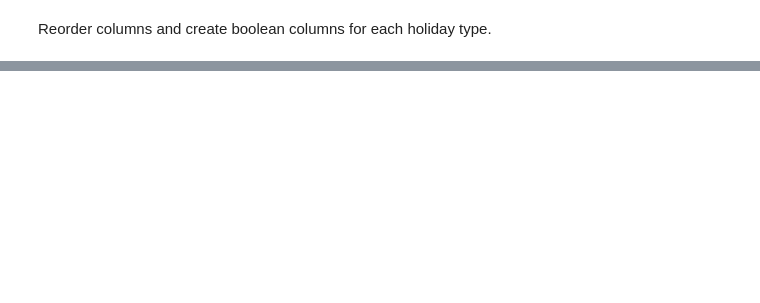
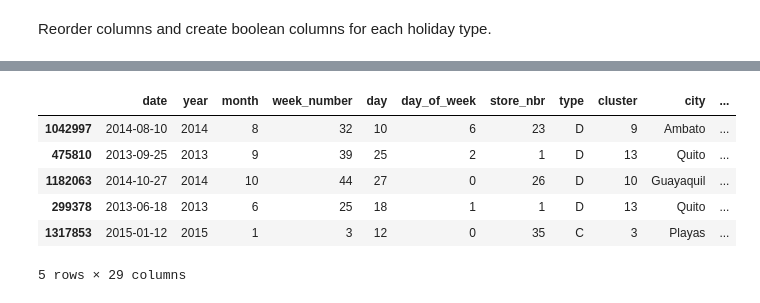
Before and after one commit to arielxinsu/Erdos_Grocery_Sales, a Jupyter notebook: Master/2. Cleaning.ipynb, the cells around one changed output, grey strips where cells are left out. Saved outputs shown, nothing was run; the diff lists cells and outputs as text; code cells hidden in the pictures; blank space fills up the shorter version.

```diff
--- a/Master/2. Cleaning.ipynb
+++ b/Master/2. Cleaning.ipynb
@@ -193,0 +246,3 @@ X = pd.get_dummies(X,columns=['type_hol'], prefix='type_hol')
+# %%
+# Note: the testing set has no transaction data, so we can't add that here
+X_alt = X_alt.merge(transactions, how='left', on=['date','store_nbr'])
@@ -193,0 +251,40 @@ X = pd.get_dummies(X,columns=['type_hol'], prefix='type_hol')
+# %%
+# Add empty transferred and holiday type columns
+X_alt['transferred'] = np.nan
+X_alt['hol_type'] = np.nan
+
+#Use mappings to fill in the values for national holidays
+X_alt['hol_Nat'] = X_alt['date'].map(holiday_nat_map)
+X_alt.loc[X_alt['transferred'].isna(), 'transferred'] = X_alt.loc[X_alt['transferred'].isna(), 'date'].map(holiday_nat_transf_map)
+X_alt['hol_Nat_name'] = X_alt['date'].map(holiday_nat_name_map)
+X_alt.loc[X_alt['hol_type'].isna(), 'hol_type'] = X_alt['date'].map(holiday_nat_type_map)
+
+# Assign regional holidays based on mapping
+X_alt['hol_Reg'] = X_alt.apply(lambda row: holiday_reg_map.get((row['date'], row['state'])), axis=1)
+X_alt.loc[X_alt['transferred'].isna(), 'transferred'] = X_alt.loc[X_alt['transferred'].isna(), 'date'].map(holiday_reg_transf_map)
+X_alt['hol_Reg_name'] = X_alt.apply(lambda row: holiday_reg_name_map.get((row['date'], row['state'])), axis=1)
+X_alt.loc[X_alt['hol_type'].isna(), 'hol_type'] = X_alt.loc[X_alt['hol_type'].isna()].apply(lambda row: holiday_reg_type_map.get((row['date'], row['state'])), axis=1)
+
+# Assign local holidays based on mapping
+X_alt['hol_Loc'] = X_alt.apply(lambda row: holiday_loc_map.get((row['date'], row['city'])), axis=1)
+X_alt.loc[X_alt['transferred'].isna(), 'transferred'] = X_alt.loc[X_alt['transferred'].isna(), 'date'].map(holiday_nat_transf_map)
+
+X_alt['transferred'] = X_alt.apply(
+    lambda row: holiday_loc_map.get((row['date'], row['city'])) if pd.isna(row['transferred']) else row['transferred'], axis=1
+)
+X_alt.loc[X_alt['hol_type'].isna(), 'hol_type']= X_alt.loc[X_alt['hol_type'].isna()].apply(lambda row: holiday_loc_type_map.get((row['date'], row['city'])), axis=1)
+X_alt['hol_loc_name'] = X_alt.apply(lambda row: holiday_loc_name_map.get((row['date'], row['city'])), axis=1)
+
+# Just fillna
+X_alt[['hol_Nat','hol_Reg','hol_Loc']]=X_alt[['hol_Nat','hol_Reg','hol_Loc']].fillna(0)
+# %%
+#Separating types of the holidays
+X_alt = pd.get_dummies(X_alt,columns=['hol_type'], prefix='hol_type')
+# %%
+# Reorder columns
+X_alt = X_alt[['date', 'year', 'month', 'week_number', 'day', 'day_of_week',
+       'store_nbr','type', 'cluster', 'city', 'state','transactions','oil',
+       'hol_Nat','hol_Nat_name',  'hol_Reg','hol_Reg_name','hol_Loc','hol_loc_name',
+       'transferred','hol_type_Additional','hol_type_Bridge', 'hol_type_Event',
+       'hol_type_Holiday', 'hol_type_Transfer', 'hol_type_Work Day',
+       'family', 'onpromotion', 'sales']]
@@ -203,3 +302,13 @@ X.sample(5)
 5 rows × 29 columns
+# %%
+X_alt.sample(5)
+# %% [output]
+|  | date | year | month | week_number | day | day_of_week | store_nbr | type | cluster | city | ... |
+| 1042997 | 2014-08-10 | 2014 | 8 | 32 | 10 | 6 | 23 | D | 9 | Ambato | ... |
+| 475810 | 2013-09-25 | 2013 | 9 | 39 | 25 | 2 | 1 | D | 13 | Quito | ... |
+| 1182063 | 2014-10-27 | 2014 | 10 | 44 | 27 | 0 | 26 | D | 10 | Guayaquil | ... |
+| 299378 | 2013-06-18 | 2013 | 6 | 25 | 18 | 1 | 1 | D | 13 | Quito | ... |
+| 1317853 | 2015-01-12 | 2015 | 1 | 3 | 12 | 0 | 35 | C | 3 | Playas | ... |
+5 rows × 29 columns
 # %%
 X.to_csv("../data/merged_train.csv", index = False)
```
Also changed, not shown: parts of 35 cells of this notebook, 5 other files.
